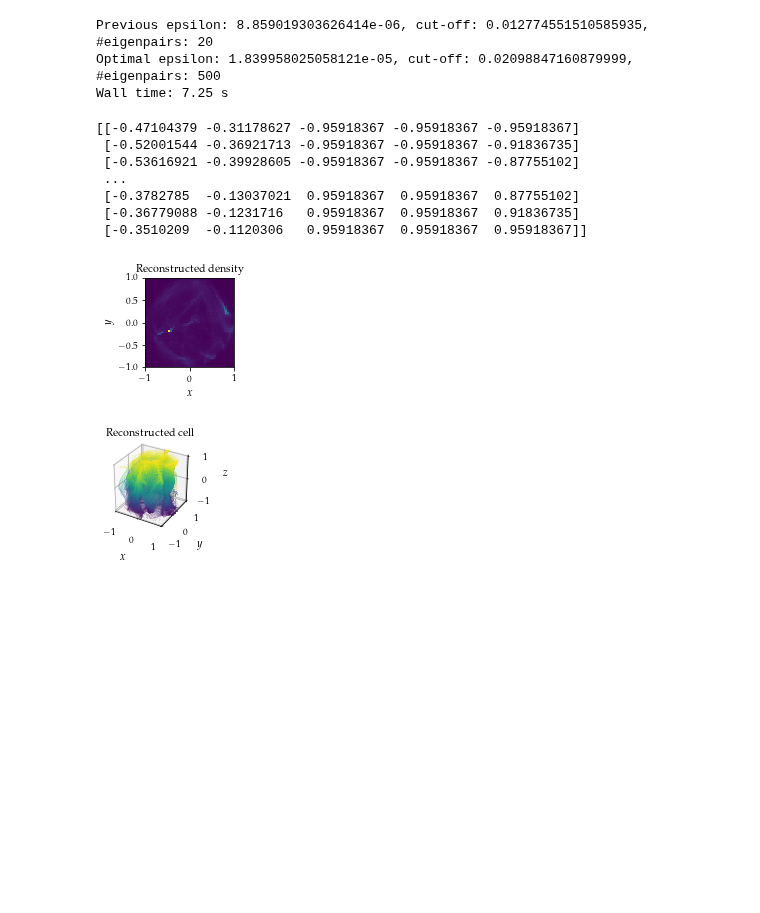
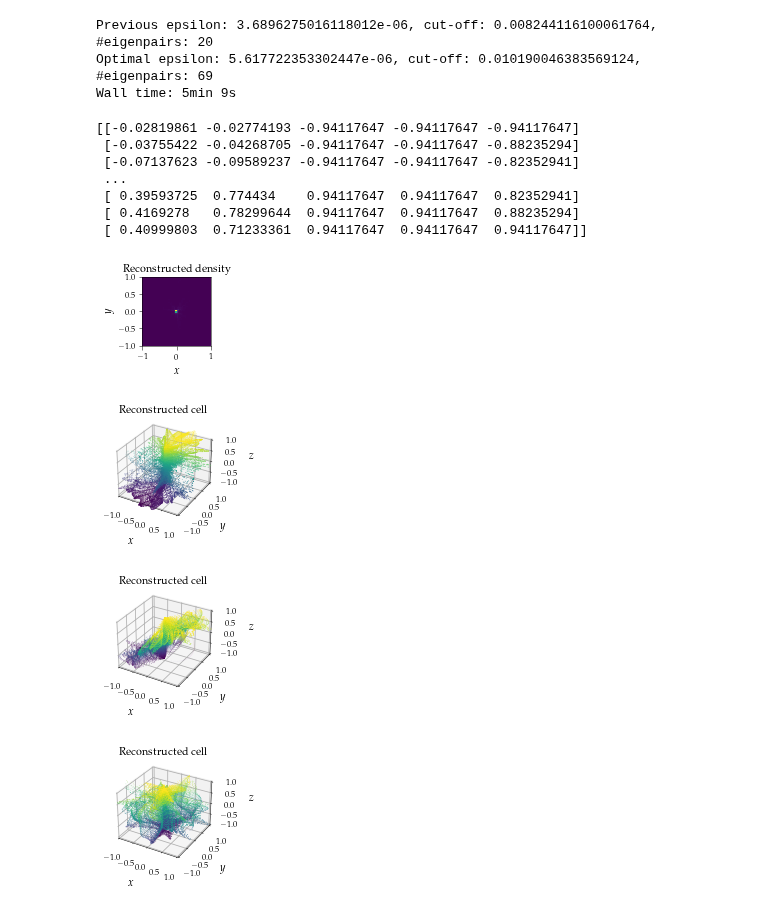
Before and after one commit to plainerman/density-transport, a Jupyter notebook: bacteria_simulation.ipynb, the cells around one changed output. Drawn from its saved outputs; the diff is of its cells as text; code cells hidden in the pictures; blank space fills up the shorter version.

```diff
--- a/bacteria_simulation.ipynb
+++ b/bacteria_simulation.ipynb
@@ -216,5 +385,5 @@ plt.show()
 import torch
 import flows.utils as flows
 
-flow_dist, spline_transform = flows.normalnd_to_samples(torch.tensor(target_mapping, dtype=torch.float), dim=3, steps=1401, normalize=True)
+flow_dist, spline_transform = flows.normalnd_to_samples(torch.tensor(target_mapping, dtype=torch.float), dim=3, steps=2001, normalize=True)
 flow_samples = flow_dist.sample(torch.Size([10000])).detach().numpy()
@@ -299,15 +454,15 @@ Wall time: 8.48 s
 from skopt.searchcv import BayesSearchCV
 from skopt.space import Categorical, Integer, Real
 
-n_iters = 10
-numpy.random.seed(123)
+n_iters = 30
+numpy.random.seed(1337)
 
 train_indices, test_indices = train_test_split(
     numpy.random.permutation(X_train.shape[0]), train_size=2 / 3, test_size=1 / 3
 )
 
 class GHIGauss(GHI):
-    def __init__(self, epsilon=1, n_eigenpairs=2, cut_off=numpy.inf):
+    def __init__(self, epsilon=1, n_eigenpairs=3, cut_off=numpy.inf):
 
         self.epsilon = epsilon
         self.n_eigenpairs = n_eigenpairs
@@ -339,18 +494,22 @@ opt = BayesSearchCV(
 )
 
 # run the Bayesian optimization
-#opt.fit(psi_train, X_train)
+opt.fit(psi_train, X_train)
 
 # get best model and results from parameter search
 
 # refit best parameter set on training set (not entire dataset - the parameters are optimized for the training set!)
-#optimal_GHI = GHIGauss(**opt.best_params_).fit(
+optimal_GHI = GHIGauss(**opt.best_params_).fit(
+    psi_train[train_indices, :], X_train[train_indices, :]
+)
+
+# latest: Optimal epsilon: 1.3021526155243075e-05, cut-off: 0.027207018384578004, #eigenpairs: 204
+#new vals Optimal epsilon: 2.118274463601169e-06, cut-off: 0.012925746502511857, #eigenpairs: 145
+#new Optimal epsilon: 4.315848295598651e-06, cut-off: 0.003152397175019229, #eigenpairs: 59
+#new Optimal epsilon: 7.153057073922761e-07, cut-off: 0.006376698030830363, #eigenpairs: 204
+#optimal_GHI = GHIGauss(epsilon=1.839958025058121e-05, n_eigenpairs=500, cut_off=0.02098847160879999).fit(
 #    psi_train[train_indices, :], X_train[train_indices, :]
 #)
-
-optimal_GHI = GHIGauss(epsilon=1.839958025058121e-05, n_eigenpairs=500, cut_off=0.02098847160879999).fit(
-    psi_train[train_indices, :], X_train[train_indices, :]
-)
 
 
 print(
@@ -360,9 +519,9 @@ print(
     f"Optimal epsilon: {optimal_GHI.epsilon}, cut-off: {optimal_GHI.cut_off}, #eigenpairs: {optimal_GHI.n_eigenpairs}"
 )
 # %% [output]
-Previous epsilon: 8.859019303626414e-06, cut-off: 0.012774551510585935, #eigenpairs: 20
-Optimal epsilon: 1.839958025058121e-05, cut-off: 0.02098847160879999, #eigenpairs: 500
-Wall time: 7.25 s
+Previous epsilon: 3.6896275016118012e-06, cut-off: 0.008244116100061764, #eigenpairs: 20
+Optimal epsilon: 5.617722353302447e-06, cut-off: 0.010190046383569124, #eigenpairs: 69
+Wall time: 5min 9s
 # %%
 %%time
 
@@ -371,9 +530,9 @@ Gauss = lambda x, mu, sigma: mu + numpy.sqrt(2)*sigma*erfinv(2*x-1)
 standard_gauss = numpy.vectorize(lambda x: Gauss((x + 1) / 2, 0, 1)) # multiple with 2 subtract one to transport -1 - 1 to -1, 1
 
 def get_normal_points():
-    x = numpy.linspace(-1, 1, 50)[1:-1]
-    y = numpy.linspace(-1, 1, 50)[1:-1]
-    z = numpy.linspace(-1, 1, 50)[1:-1]
+    x = numpy.linspace(-1, 1, 35)[1:-1]
+    y = numpy.linspace(-1, 1, 35)[1:-1]
+    z = numpy.linspace(-1, 1, 35)[1:-1]
 
     x_mesh, y_mesh, z_mesh = numpy.meshgrid(x, y, z)
 
@@ -392,42 +551,44 @@ reconstructed_original_scaled = pca.inverse_transform(pca_scaler.inverse_transfo
 reconstructed_original = measurements_scaler.inverse_transform(reconstructed_original_scaled)[:,[0,1]]
 
 expanded_original = numpy.append(reconstructed_original, point_tuples[:,[0,1,2]], axis=1)
 
 print(expanded_original)
 
 fig = plt.figure()
 ax = fig.add_subplot(111)
 ax.set_aspect('equal', adjustable='box')
 plt.title(r"Reconstructed density")
 plt.hist2d(expanded_original[:,0], expanded_original[:,1], bins=50, rasterized=True, range=numpy.array([(-1, 1), (-1, 1)]))
 plt.xlabel("$x$")
 plt.ylabel("$y$")
 plt.savefig("figures/bacteria/density-reconstructed.pdf", dpi=dpi, bbox_inches='tight')
 plt.show()
 
-for i in range(4,5):
-    fig = plt.figure()
+for i in range(2,5):
+    fig = plt.figure(figsize=(2.8, 2.8 * 0.7))
     ax = fig.add_subplot(111, projection='3d')
-    ax.set_box_aspect((numpy.ptp(cartesian_points[:,0]), numpy.ptp(cartesian_points[:,1]), numpy.ptp(cartesian_points[:,2])))
+    #ax.set_box_aspect((numpy.ptp(cartesian_points[:,0]), numpy.ptp(cartesian_points[:,1]), numpy.ptp(cartesian_points[:,2])))
     ax.scatter(cartesian_points[:,0], cartesian_points[:,1], cartesian_points[:,2], alpha=0.05, s=1, c=colors, cmap='plasma', edgecolor='none', rasterized=True)
-    ax.scatter(expanded_original[:,0], expanded_original[:,1], expanded_original[:,i], s=0.2, c=expanded_original[:,i], edgecolor='none', rasterized=True)
+    ax.scatter(expanded_original[:,0], expanded_original[:,1], expanded_original[:,i], s=0.5, c=expanded_original[:,i], edgecolor='none', rasterized=True)
     ax.set_xlim(-1, 1)
     ax.set_ylim(-1, 1)
     ax.set_zlim(-1, 1)
     ax.set_xlabel("$x$")
     ax.set_ylabel("$y$")
     ax.set_zlabel("$z$")
     #ax.azim = -35
     plt.title("Reconstructed cell", y=1.05)
     plt.savefig("figures/bacteria/cell-reconstructed.pdf", dpi=dpi, bbox_inches='tight')
     plt.show()
 # %% [output]
-[[-0.47104379 -0.31178627 -0.95918367 -0.95918367 -0.95918367]
- [-0.52001544 -0.36921713 -0.95918367 -0.95918367 -0.91836735]
- [-0.53616921 -0.39928605 -0.95918367 -0.95918367 -0.87755102]
+[[-0.02819861 -0.02774193 -0.94117647 -0.94117647 -0.94117647]
+ [-0.03755422 -0.04268705 -0.94117647 -0.94117647 -0.88235294]
+ [-0.07137623 -0.09589237 -0.94117647 -0.94117647 -0.82352941]
  ...
- [-0.3782785  -0.13037021  0.95918367  0.95918367  0.87755102]
- [-0.36779088 -0.1231716   0.95918367  0.95918367  0.91836735]
- [-0.3510209  -0.1120306   0.95918367  0.95918367  0.95918367]]
+ [ 0.39593725  0.774434    0.94117647  0.94117647  0.82352941]
+ [ 0.4169278   0.78299644  0.94117647  0.94117647  0.88235294]
+ [ 0.40999803  0.71233361  0.94117647  0.94117647  0.94117647]]
-[figure, old version]
+[figure, new version]
-[figure, old version]
+[figure, new version]
+[figure, added]
+[figure, added]
```
Also changed, not shown: parts of 19 cells of this notebook, 6 other files.
